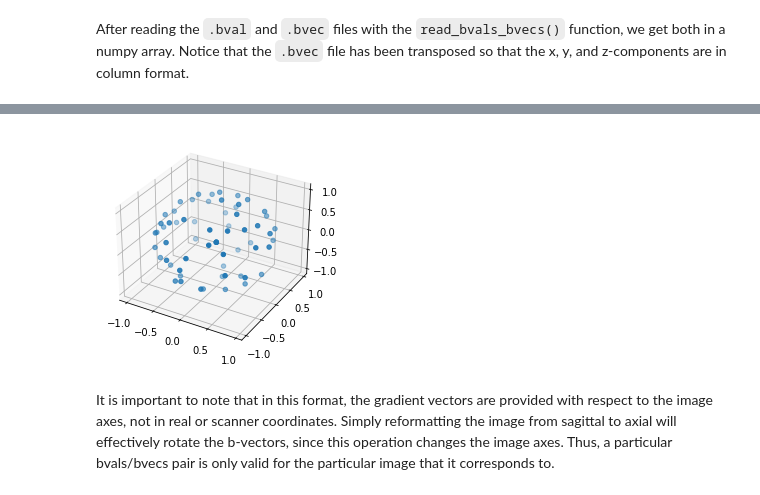
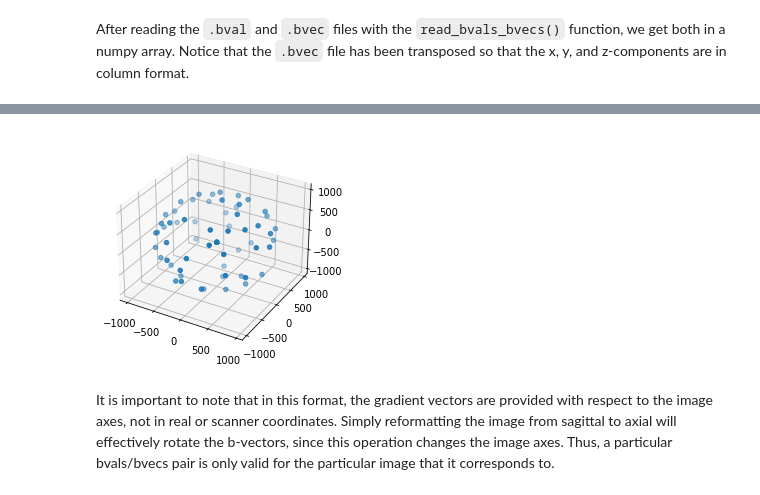
Before and after one commit to nipreps/nipreps-book, a Jupyter notebook: docs/dwi/02-intro_dmri.ipynb, the cells around one changed output, grey strips where cells are left out. Drawn from its saved outputs; the diff is of its cells as text; code cells hidden in the pictures.

```diff
--- a/docs/dwi/02-intro_dmri.ipynb
+++ b/docs/dwi/02-intro_dmri.ipynb
@@ -95,14 +83,12 @@ array([[ 0.   ,  0.   ,  0.   ],
 # %%
 import matplotlib.pyplot as plt
 
-%matplotlib inline
-
 fig = plt.figure()
 ax = fig.add_subplot(111, projection="3d")
-ax.scatter(gt_bvecs.T[0], gt_bvecs.T[1], gt_bvecs.T[2])
+ax.scatter(gt_bvecs.T[0] * gt_bvals, gt_bvecs.T[1] * gt_bvals, gt_bvecs.T[2] * gt_bvals)
 plt.show()
 # %% [output]
-[figure, old version]
+[figure, new version]
 # %% [markdown]
 It is important to note that in this format, the gradient vectors are provided with respect to the image axes, not in real or scanner coordinates. Simply reformatting the image from sagittal to axial will effectively rotate the b-vectors, since this operation changes the image axes. Thus, a particular bvals/bvecs pair is only valid for the particular image that it corresponds to.
 # %% [markdown]
```
Also changed, not shown: parts of 15 cells of this notebook, 5 other files.
